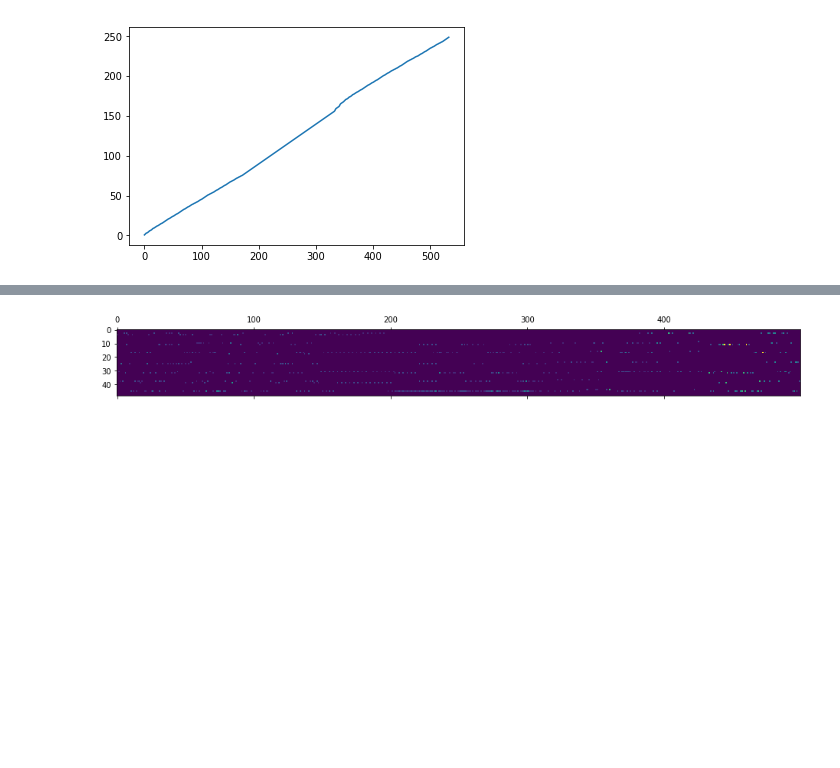
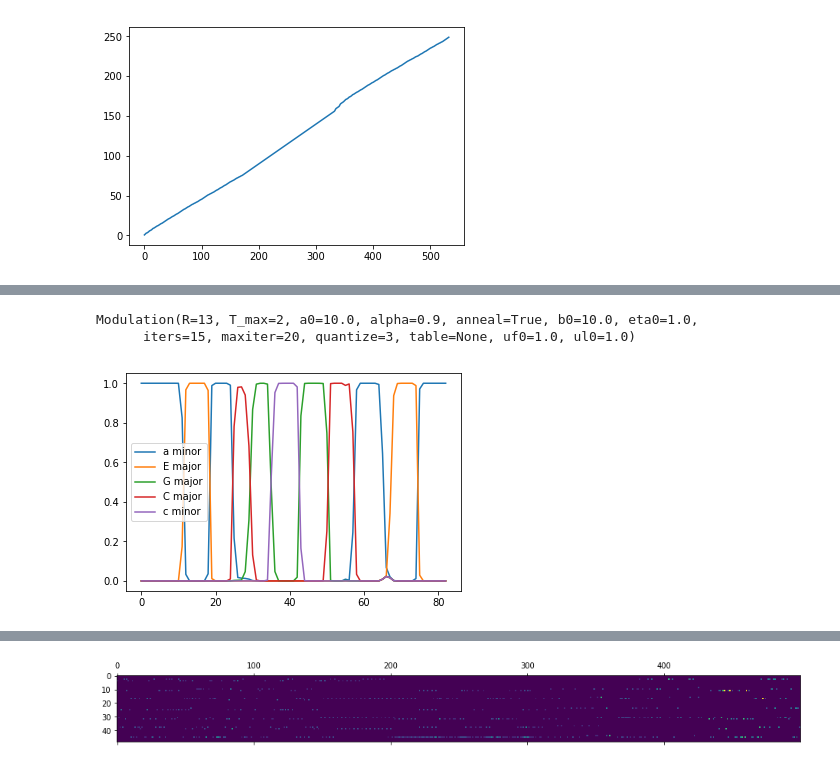
Before and after one commit to meagtan/harmonizer, a Jupyter notebook: modulation.ipynb, the cells around one changed output, grey strips where cells are left out. Saved outputs shown, nothing was run; the diff lists cells and outputs as text; code cells hidden in the pictures; blank space fills up the shorter version.

Commit message:
Added deterministic annealing

```diff
--- a/modulation.ipynb
+++ b/modulation.ipynb
@@ -341,3 +352,16 @@ plt.show()
+# %%
+ma = Modulation(arr.table, R=13, maxiter=20, a0=10., b0=10., quantize=3, anneal=True, T_max=2, iters=15)
+# %%
+ma.fit(mc, tc)
+# %% [output]
+Modulation(R=13, T_max=2, a0=10.0, alpha=0.9, anneal=True, b0=10.0, eta0=1.0,
+      iters=15, maxiter=20, quantize=3, table=None, uf0=1.0, ul0=1.0)
+# %%
+keys, kprobs = ma.keys()
+plt.legend(plt.plot(kprobs), [arr.keys[i] for i in keys], loc=0)
+plt.show()
+# %% [output]
+[figure, added]
 # %%
 plt.imshow(m.uf)
 plt.show()
```
Also changed, not shown: parts of 27 cells of this notebook, 1 other file.
